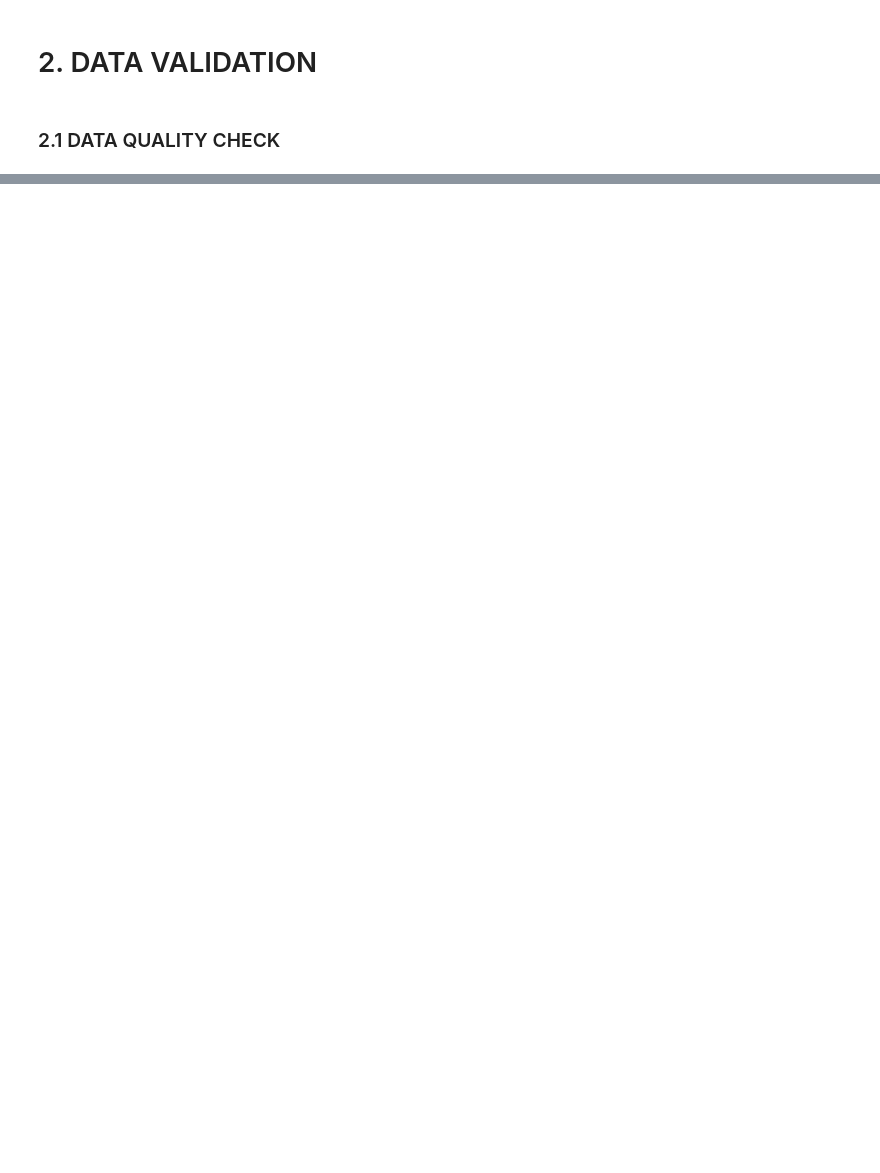
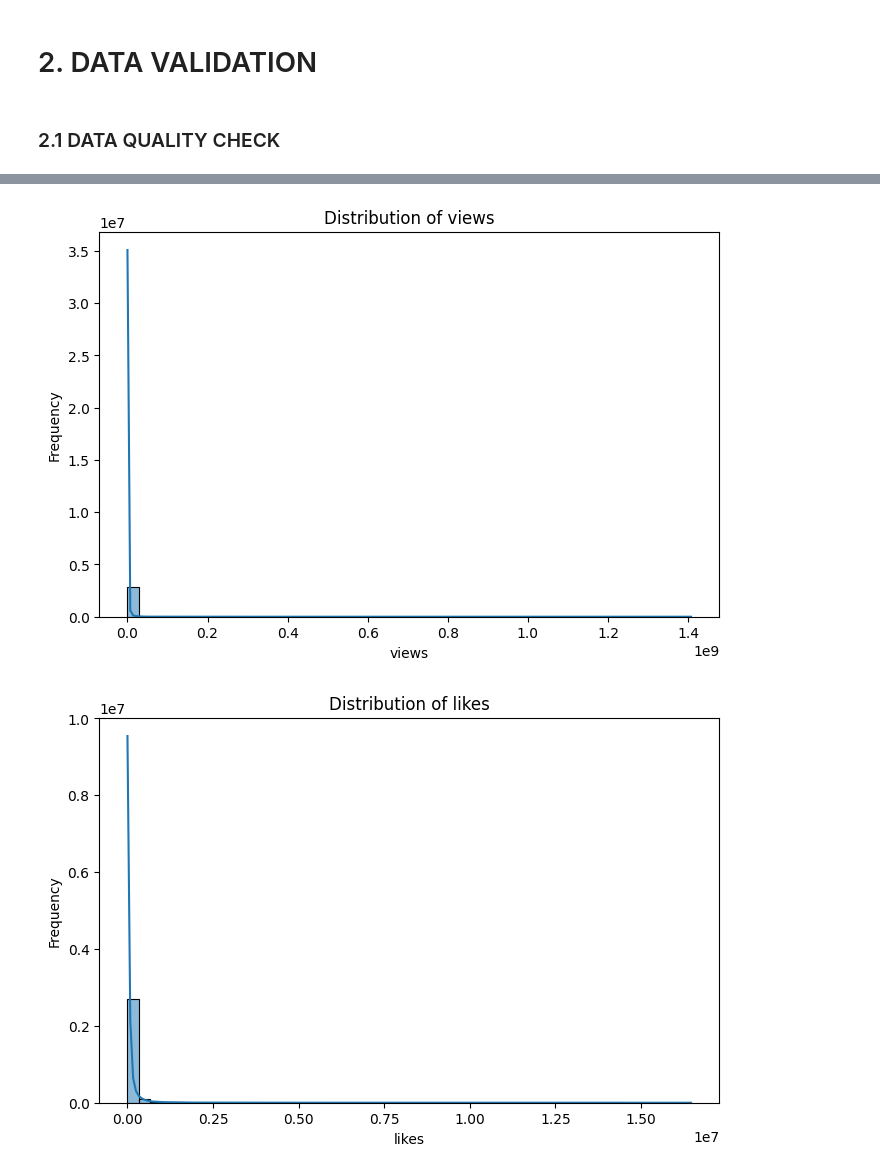
Before and after one commit to pankaj-cod/SectionD_Team16_YoutubeTrending, a Jupyter notebook: notebooks/03_eda.ipynb, the cells around one changed output, grey strips where cells are left out. Cells and saved outputs as stored; diff of their text form; code cells hidden in the pictures; blank space fills up the shorter version.

```diff
--- a/notebooks/03_eda.ipynb
+++ b/notebooks/03_eda.ipynb
@@ -334,0 +126,7 @@ plt.show()
+# %%
+df['publish_time'] = pd.to_datetime(df['publish_time'])
+df['trending_date'] = pd.to_datetime(df['trending_date'])
+df['tags'] = df['tags'].fillna('')
+df['publish_day'] = df['publish_day'].astype('category')
+df['country'] = df['country'].astype('category')
+df['category_name'] = df['category_name'].astype('category')
@@ -334,0 +150,16 @@ plt.show()
+# %%
+import matplotlib.pyplot as plt
+import seaborn as sns
+
+num_cols = ['views', 'likes', 'comment_count', 'dislikes']
+
+for col in num_cols:
+    plt.figure(figsize=(8,5))
+    sns.histplot(df[col], bins=50, kde=True)
+    plt.title(f'Distribution of {col}')
+    plt.xlabel(col)
+    plt.ylabel('Frequency')
+    plt.show()
+# %% [output]
+[figure, added]
+[figure, added]
```
Also changed, not shown: parts of 108 cells of this notebook.
